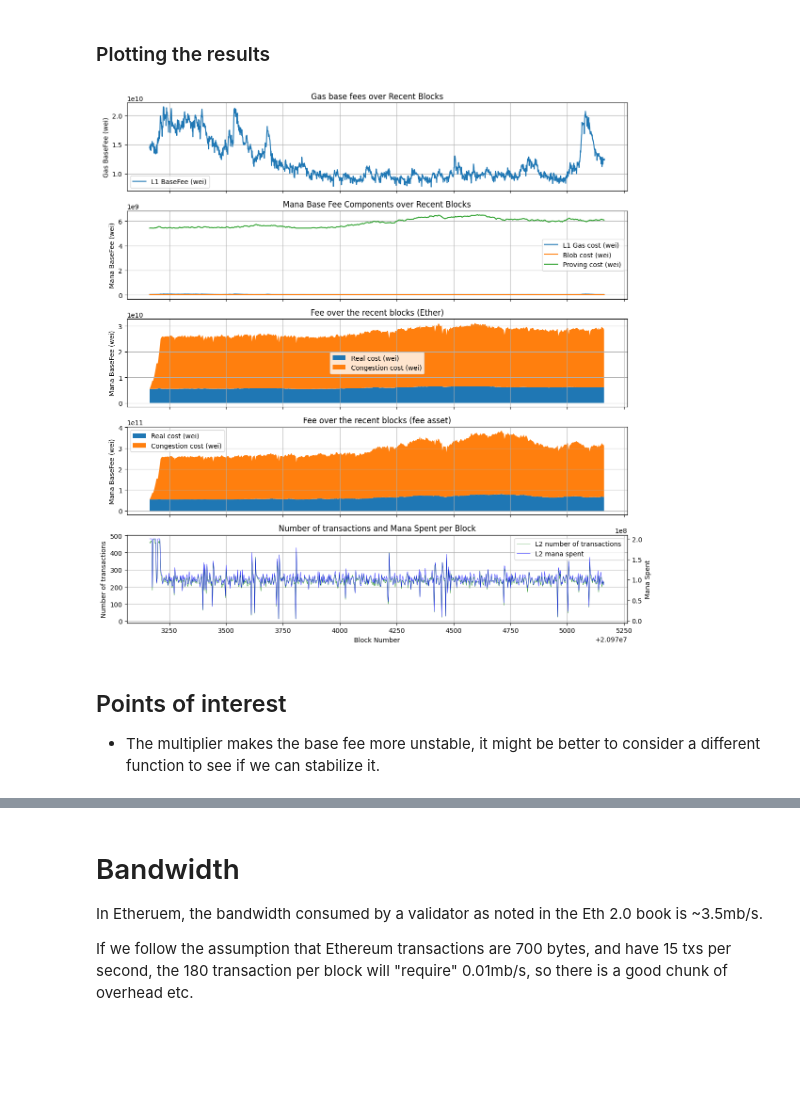
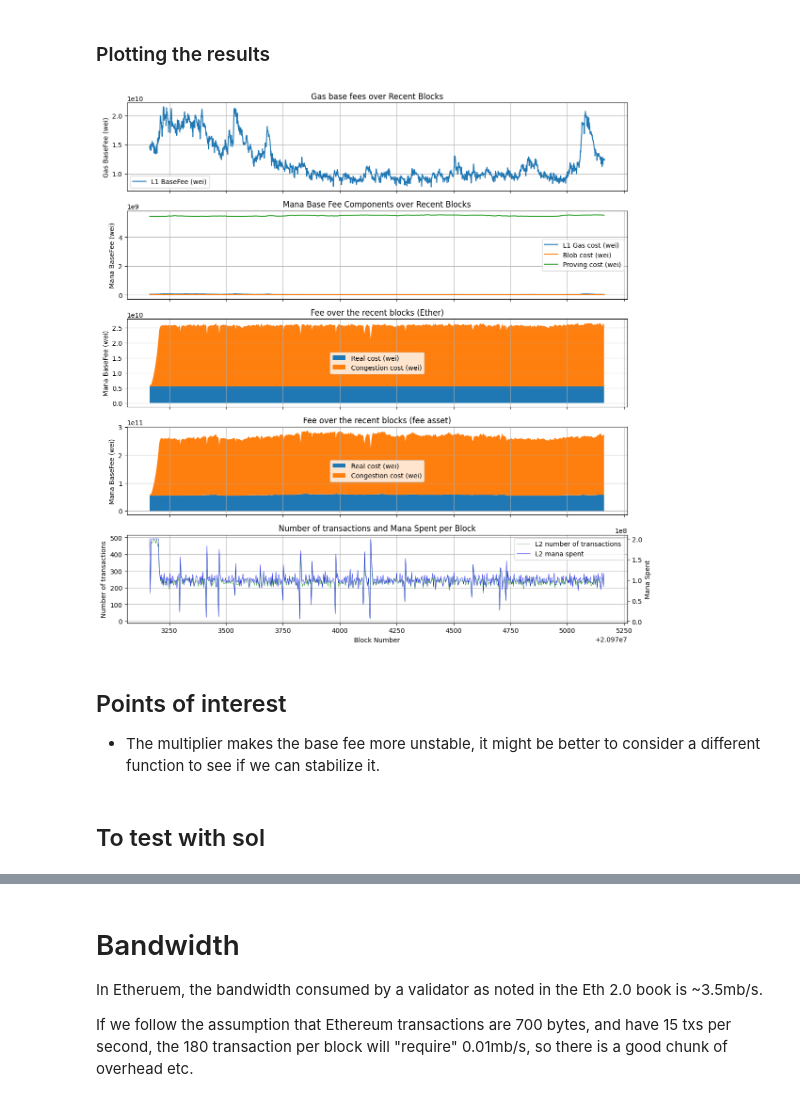
Before and after one commit to AztecProtocol/engineering-designs, a Jupyter notebook: in-progress/8757-fees/notebook/fee-model.ipynb, the cells around one changed output, grey strips where cells are left out. Saved outputs shown, nothing was run; the diff lists cells and outputs as text; code cells hidden in the pictures; blank space fills up the shorter version.

Commit message:
fix: generate test data + damn floats

```diff
--- a/in-progress/8757-fees/notebook/fee-model.ipynb
+++ b/in-progress/8757-fees/notebook/fee-model.ipynb
@@ -121,7 +136,7 @@ class Tx:
         )
 
     def size_in_fields(self):
-        return self.size_in_bytes() / 32
+        return math.ceil(self.size_in_bytes() / 32)
 
 
 @dataclass
@@ -138,6 +153,7 @@ class Block:
         return math.ceil(self.size_in_fields() * 32 / 4096)
 
 
+@json_serializable
 @dataclass
 class L1Fees:
     blob_fee: int
@@ -336,9 +381,10 @@ The size of the transactions are also drawn from a distribution.
 > This is probably the place where it would make good sense to get someone that know thier stuff in.
 > We have a setup that could work, but at the same time, it does not seem to work perfectly well.
 # %%
-USD_PER_WEI = 2638 / 1e18
+USD_PER_ETH = 2638
+USD_PER_WEI = USD_PER_ETH / 1e18
 MANA_PER_BASE_TX = 21000
-USD_PER_BASE_TX = 0.3 # a value kinda pulled out the ass as of now, expecting big reductions
+USD_PER_BASE_TX = 0.3 # 0.3 is the real value, this is me messing around # a value kinda pulled out the ass as of now, expecting big reductions
 
 USD_PER_MANA = USD_PER_BASE_TX / MANA_PER_BASE_TX
 
@@ -347,11 +393,29 @@ WEI_PER_MANA = USD_PER_MANA / USD_PER_WEI
 print(f"WEI PER MANA: {WEI_PER_MANA:.2f}")
 print(f"GWEI PER MANA / 1e9: {WEI_PER_MANA / 1e9:.2f} gwei")
 
-print(f"The cost: {2638 * 21000 * WEI_PER_MANA / 1e18:.2f} USD")
+print(f"The cost: {2638 * MANA_PER_BASE_TX * WEI_PER_MANA / 1e18:.2f} USD")
 # %% [output]
 WEI PER MANA: 5415357955.16
 GWEI PER MANA / 1e9: 5.42 gwei
 The cost: 0.30 USD
+# %%
+@json_serializable
+@dataclass
+class TestPointOutputs:
+    fee_asset_price_at_execution: int
+    mana_base_fee_components_in_wei: ManaBaseFeeComponents
+    mana_base_fee_components_in_fee_asset: ManaBaseFeeComponents
+
+
+@json_serializable
+@dataclass
+class TestPoint:
+    l1_block_number: int
+    l1_fees: L1Fees
+    parent_header: Header
+    header: Header
+    oracle_input: OracleInput
+    outputs: TestPointOutputs
 # %%
 fee_model = FeeModel(
     l1_gas_per_block_proposed=int(0.15e6),
@@ -450,10 +555,10 @@ ax1.legend()
 ax1.grid(True)
 
 
-l1_gas_costs = [cost[1] for cost in costs]
-data_costs = [cost[0] for cost in costs]
-proving_costs = [cost[2] for cost in costs]
-congestion_costs = [cost[3] for cost in costs]
+l1_gas_costs = [cost.gas_cost for cost in costs]
+data_costs = [cost.data_cost for cost in costs]
+proving_costs = [cost.proving_cost for cost in costs]
+congestion_costs = [cost.congestion_cost for cost in costs]
 
 
 ax2.plot(aztec_l1_block_numbers, l1_gas_costs, label="L1 Gas cost (wei)")
@@ -483,8 +588,10 @@ ax3.legend()
 ax3.grid(True)
 
 
-real_costs = [c[0] + c[1] + c[2] for c in costs_fee_asset]
-total_costs = [real_costs[i] + costs_fee_asset[i][3] for i in range(len(real_costs))]
+real_costs = [c.data_cost + c.gas_cost + c.proving_cost for c in costs_fee_asset]
+total_costs = [
+    real_costs[i] + costs_fee_asset[i].congestion_cost for i in range(len(real_costs))
+]
 ax4.fill_between(aztec_l1_block_numbers, 0, real_costs, label="Real cost (wei)")
 ax4.fill_between(
     aztec_l1_block_numbers,
@@ -496,35 +603,37 @@ ax4.set_ylabel("Mana BaseFee (wei)")
 ax4.set_title("Fee over the recent blocks (fee asset)")
 ax4.legend()
 ax4.grid(True)
 
 
 flem = ax5
 
 t_0 = [len(b.txs) for b in l2_blocks]
 t_1 = [b.mana_spent() for b in l2_blocks]
 flem_2 = flem.twinx()
 (l1,) = flem.plot(
     aztec_l1_block_numbers,
     t_0,
     label="L2 number of transactions",
     color="green",
     linewidth=0.5,
 )
 (l2,) = flem_2.plot(
     aztec_l1_block_numbers, t_1, label="L2 mana spent", color="blue", linewidth=0.5
 )
 flem.set_xlabel("Block Number")
 flem.set_ylabel("Number of transactions")
 flem_2.set_ylabel("Mana Spent")
 flem.set_title("Number of transactions and Mana Spent per Block")
 flem.legend([l1, l2], ["L2 number of transactions", "L2 mana spent"])
 flem.grid(True)
 
 plt.tight_layout()
 plt.show()
 # %% [output]
-[figure, old version]
+[figure, new version]
 # %% [markdown]
 ## Points of interest
 
 - The multiplier makes the base fee more unstable, it might be better to consider a different function to see if we can stabilize it.
+# %% [markdown]
+## To test with sol
```
Also changed, not shown: parts of 7 cells of this notebook.
